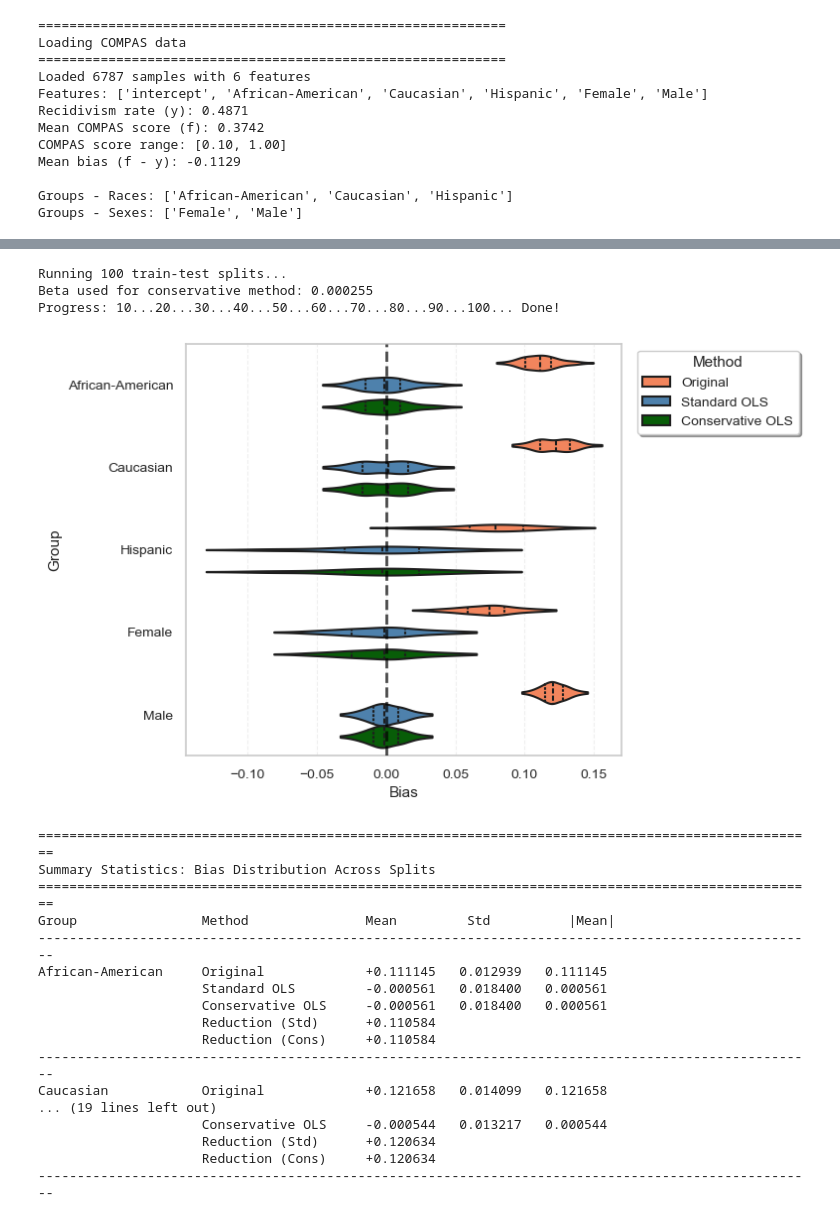
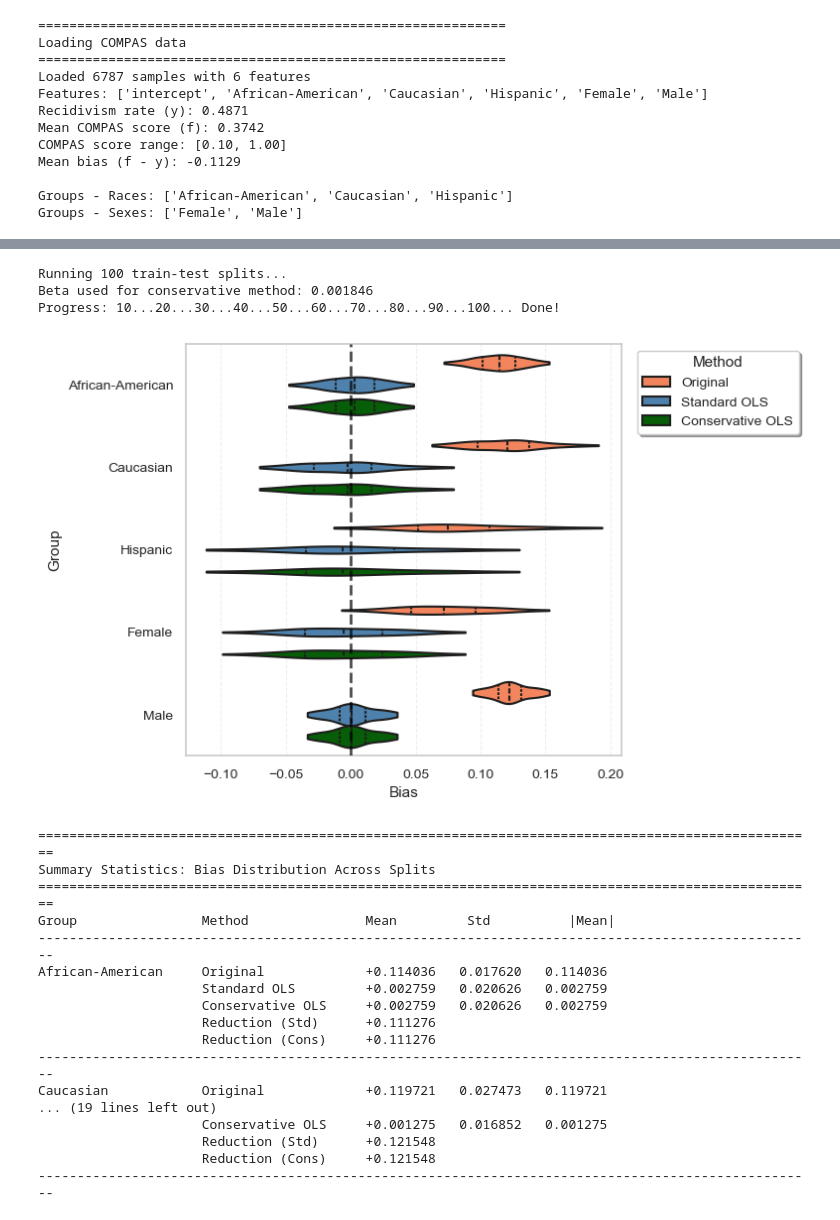
Before and after one commit to aangelopoulos/nonmonotonic-crc, a Jupyter notebook: compas_multigroup_debias/debias.ipynb, the cells around one changed output, grey strips where cells are left out. Saved outputs shown, nothing was run; the diff lists cells and outputs as text; code cells hidden in the pictures.

Commit message:
beta plots

```diff
--- a/compas_multigroup_debias/debias.ipynb
+++ b/compas_multigroup_debias/debias.ipynb
@@ -66,6 +66,8 @@ Mean bias (f - y): -0.1129
 
 Groups - Races: ['African-American', 'Caucasian', 'Hispanic']
 Groups - Sexes: ['Female', 'Male']
+# %%
+n = 1000
 # %%
 # Compute bias and fit OLS models
 bias = f - y
@@ -74,13 +76,13 @@ bias = f - y
 print("=" * 60)
 print("Standard OLS (gamma = 0)")
 print("=" * 60)
-ols_standard = OLS(lam=0.01, gamma=0.0)
-ols_standard.fit(X, bias)
-bias_pred_standard = ols_standard.predict(X)
-f_debiased_standard = f - bias_pred_standard
+ols_standard = OLS(lam=0, gamma=0.0)
+ols_standard.fit(X[:n], bias[:n])
+bias_pred_standard = ols_standard.predict(X[n:])
+f_debiased_standard = f[n:] - bias_pred_standard
 
 print(f"Fitted coefficients (θ): {ols_standard.theta}")
-print(f"Mean bias: {bias.mean():.6f}")
+print(f"Mean bias: {bias[:n].mean():.6f}")
 print(f"Mean predicted bias: {bias_pred_standard.mean():.6f}")
 print(f"Mean debiased prediction: {f_debiased_standard.mean():.6f}")
 
@@ -89,17 +91,17 @@ print("\n" + "=" * 60)
 print("Precomputing β (stability parameter)")
 print("=" * 60)
 print("Note: This uses bootstrap with leave-one-out. May take a few minutes...")
-beta_hat = precompute_beta_ols(X, bias, lam=0.01, n_bootstrap=50) # With a large # of bootstrap samples, the estimate is 0.00256
+beta_hat = precompute_beta_ols(X[:n], bias[:n], lam=0, n_bootstrap=50) # With a large # of bootstrap samples, the estimate is 0.00256
 print(f"Estimated β: {beta_hat:.6f}")
 
 # Conservative OLS
 print("\n" + "=" * 60)
 print(f"Conservative OLS (gamma = β = {beta_hat:.6f})")
 print("=" * 60)
-ols_conservative = OLS(lam=0.01, gamma=beta_hat)
-ols_conservative.fit(X, bias)
-bias_pred_conservative = ols_conservative.predict(X)
-f_debiased_conservative = f - bias_pred_conservative
+ols_conservative = OLS(lam=0, gamma=beta_hat)
+ols_conservative.fit(X[:n], bias[:n])
+bias_pred_conservative = ols_conservative.predict(X[n:])
+f_debiased_conservative = f[n:] - bias_pred_conservative
 
 print(f"Fitted coefficients (θ): {ols_conservative.theta}")
 print(f"Mean predicted bias: {bias_pred_conservative.mean():.6f}")
@@ -129,7 +131,7 @@ Mean debiased prediction: 0.486861
 # Run train-test splits and collect per-group bias results
 results = run_train_test_splits(
     X, y, f, races, sexes, order_races, order_sexes, beta_hat,
-    n_splits=100, test_size=0.3, lam=0.01, verbose=True
+    n_splits=100, test_size=n/len(y), lam=0, verbose=True
 )
 
 # Convert results to DataFrame for plotting
@@ -166,49 +168,49 @@ sns.violinplot(
     ax=ax,
     inner='quartile',
     linewidth=1.5,
     saturation=0.85,
     cut=0
 )
 
 # Add zero line
 ax.axvline(x=0, color='black', linestyle='--', linewidth=2, alpha=0.7, zorder=10)
 
 # Styling
 ax.set_xlabel('Bias', fontsize=11)
 ax.set_ylabel('Group', fontsize=11)
 ax.tick_params(axis='both', labelsize=10)
 ax.grid(axis='x', alpha=0.3, linestyle='--', linewidth=0.8)
 
 # Move legend outside the plot
 ax.legend(title='Method', fontsize=10, title_fontsize=11,
          bbox_to_anchor=(1.02, 1), loc='upper left',
          frameon=True, fancybox=True, shadow=True)
 
 plt.tight_layout()
 plt.savefig('./plots/master-figure-compas-bias.pdf', dpi=300, bbox_inches='tight')
 plt.show()
 
 # Print summary statistics
 print_summary_statistics(results, order_races, order_sexes)
 # %% [output]
 Running 100 train-test splits...
-Beta used for conservative method: 0.000255
+Beta used for conservative method: 0.001846
 Progress: 10...20...30...40...50...60...70...80...90...100... Done!
-[figure, old version]
+[figure, new version]
 ====================================================================================================
 Summary Statistics: Bias Distribution Across Splits
 ====================================================================================================
 Group                Method               Mean         Std          |Mean|
 ----------------------------------------------------------------------------------------------------
-African-American     Original             +0.111145   0.012939   0.111145
-                     Standard OLS         -0.000561   0.018400   0.000561
-                     Conservative OLS     -0.000561   0.018400   0.000561
-                     Reduction (Std)      +0.110584
-                     Reduction (Cons)     +0.110584
+African-American     Original             +0.114036   0.017620   0.114036
+                     Standard OLS         +0.002759   0.020626   0.002759
+                     Conservative OLS     +0.002759   0.020626   0.002759
+                     Reduction (Std)      +0.111276
+                     Reduction (Cons)     +0.111276
 ----------------------------------------------------------------------------------------------------
-Caucasian            Original             +0.121658   0.014099   0.121658
+Caucasian            Original             +0.119721   0.027473   0.119721
 ... (19 lines left out)
-                     Conservative OLS     -0.000544   0.013217   0.000544
-                     Reduction (Std)      +0.120634
-                     Reduction (Cons)     +0.120634
+                     Conservative OLS     +0.001275   0.016852   0.001275
+                     Reduction (Std)      +0.121548
+                     Reduction (Cons)     +0.121548
 ----------------------------------------------------------------------------------------------------
```
Also changed, not shown: parts of 1 cell of this notebook, 12 other files.
